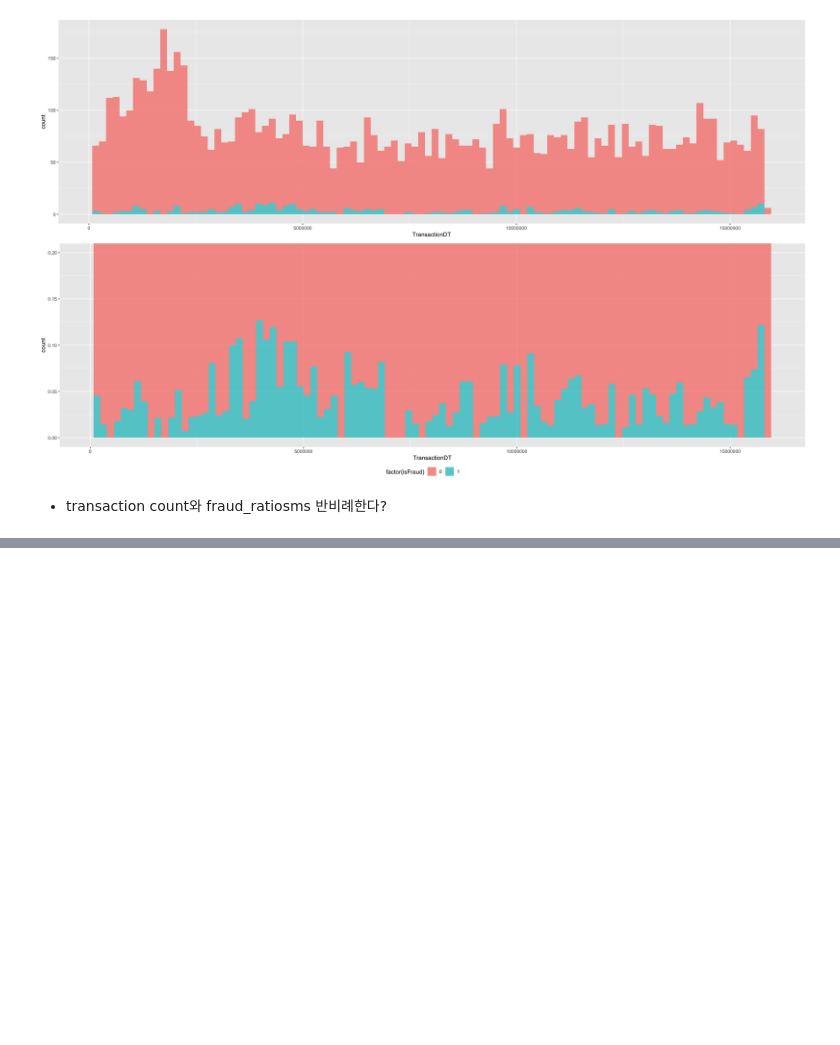
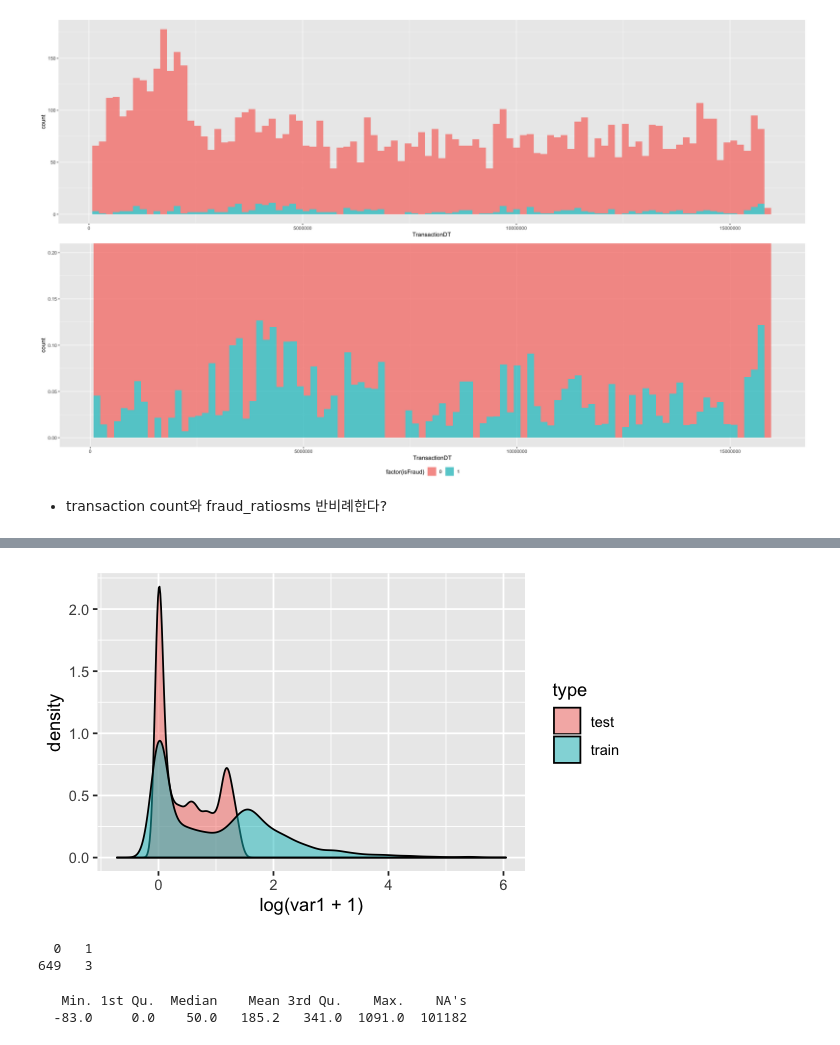
Before and after one commit to seonghun91/IEEE-Fraud-Detection, a Jupyter notebook: 1. Exploratory Data Analysis/201_ card1_versus_timeseries.ipynb, the cells around one changed output, grey strips where cells are left out. Cells and saved outputs as stored; diff of their text form; code cells hidden in the pictures; blank space fills up the shorter version.

```diff
--- a/1. Exploratory Data Analysis/201. card1_versus_timeseries.ipynb
+++ b/1. Exploratory Data Analysis/201_ card1_versus_timeseries.ipynb
@@ -143,0 +178,7 @@ card1 :   15066
+# %%
+tt$var1 <- tt$D15 / tt$day
+# %%
+ex  <- tt[card1 == 9500]
+
+ggplot(ex, aes(log(var1+1), fill = type)) + geom_density(alpha = 0.5)
+# %% [output]
@@ -143,0 +187,11 @@ card1 :   15066
+[figure, added]
+# %%
+ex2
+# %% [output]
+  0   1
+649   3
+# %%
+summary(tt$D15)
+# %% [output]
+   Min. 1st Qu.  Median    Mean 3rd Qu.    Max.    NA's
+  -83.0     0.0    50.0   185.2   341.0  1091.0  101182
```
Also changed, not shown: parts of 8 cells of this notebook, 6 other files.
